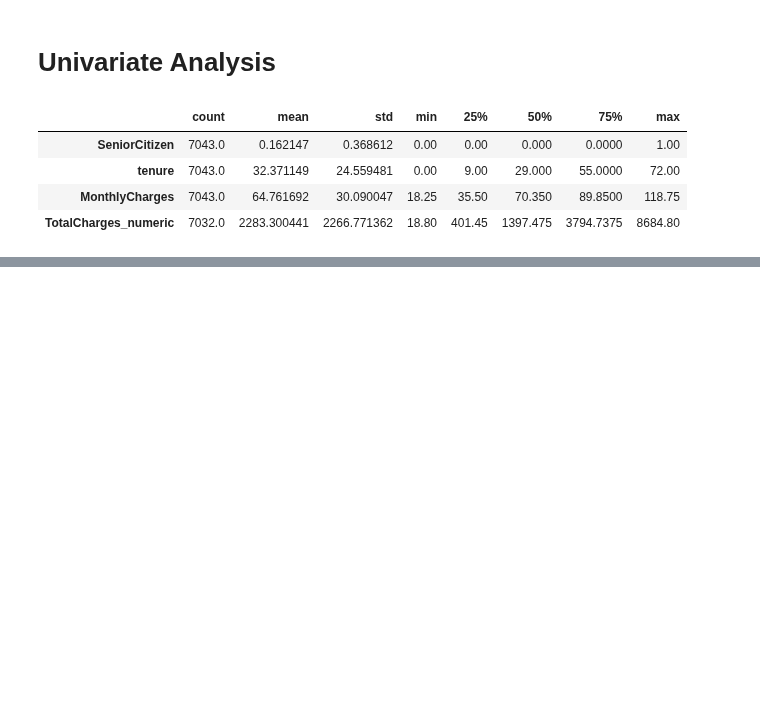
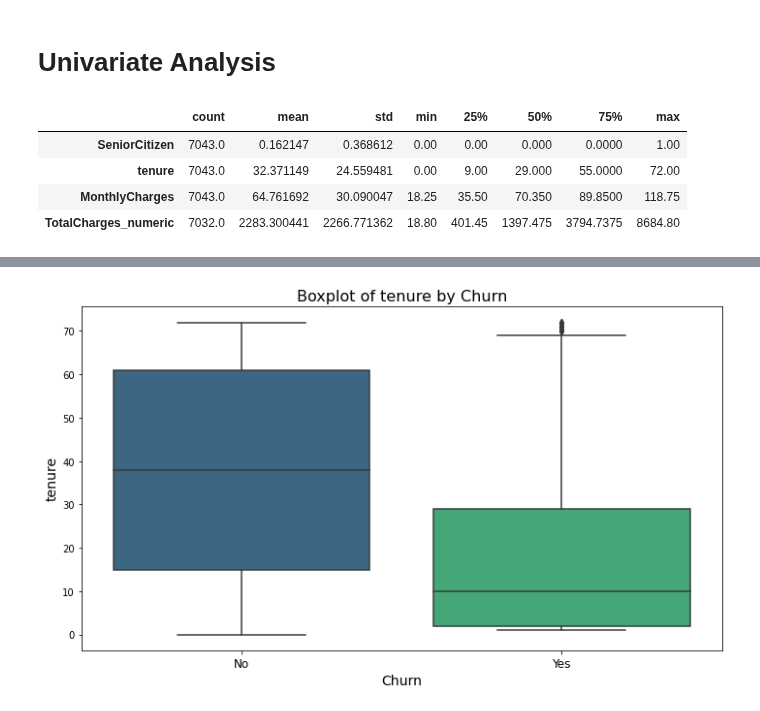
Before and after one commit to AkhilVinayakp/machine_Learning_Algorithms_python, a Jupyter notebook: bootcamp/telco_churn_pred/basic_data exploration.ipynb, the cells around one changed output, grey strips where cells are left out. Saved outputs shown, nothing was run; the diff lists cells and outputs as text; code cells hidden in the pictures; blank space fills up the shorter version.

```diff
--- a/bootcamp/telco_churn_pred/basic_data exploration.ipynb
+++ b/bootcamp/telco_churn_pred/basic_data exploration.ipynb
@@ -122,0 +279,4 @@ https://www.kaggle.com/code/farazrahman/telco-customer-churn-logisticregression/
+# %%
+plot_boxplots(raw, continuous_features=["tenure"], target_variable="Churn")
+# %% [output]
+[figure, added]
```
Also changed, not shown: parts of 18 cells of this notebook.
